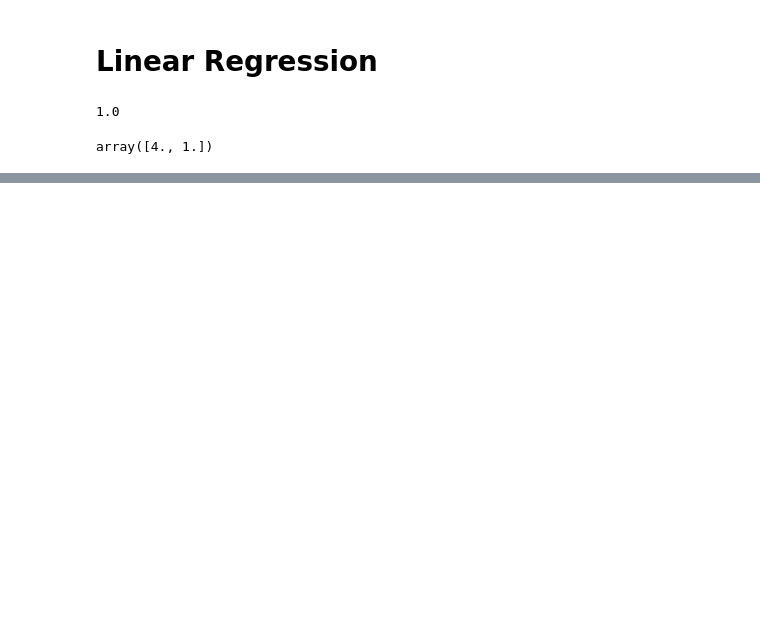
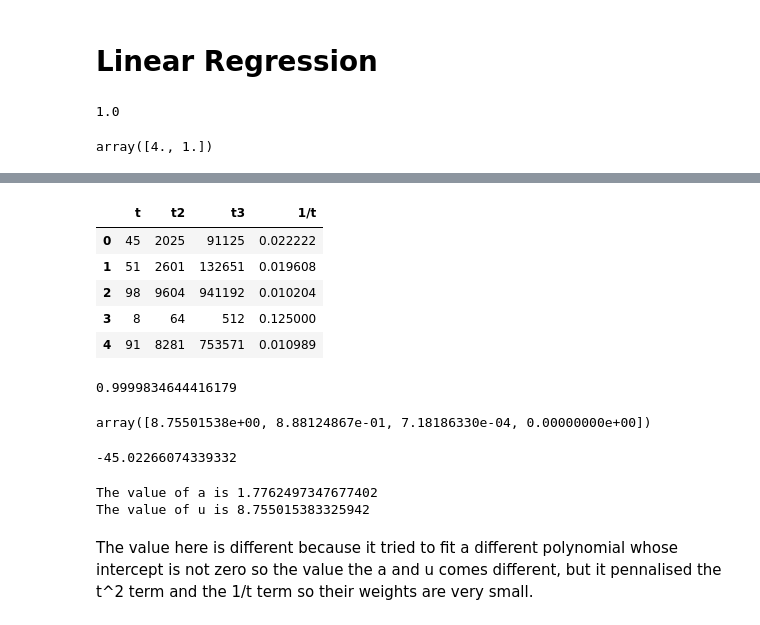
Before and after one commit to shubhamDprakash/Virtue_Analytics_Assignment, a Jupyter notebook: assignment.ipynb, the cells around one changed output, grey strips where cells are left out. Saved outputs shown, nothing was run; the diff lists cells and outputs as text; code cells hidden in the pictures; blank space fills up the shorter version.

```diff
--- a/assignment.ipynb
+++ b/assignment.ipynb
@@ -106,0 +127,3 @@ The value of u is 3.999999999999974
+# %%
+X['t3'] = X['t2']*X['t']
+X.head()
@@ -106,0 +137,32 @@ The value of u is 3.999999999999974
+# %%
+X['1/t'] = 1 / X['t']
+X.head()
+# %% [output]
+|  | t | t2 | t3 | 1/t |
+| 0 | 45 | 2025 | 91125 | 0.022222 |
+| 1 | 51 | 2601 | 132651 | 0.019608 |
+| 2 | 98 | 9604 | 941192 | 0.010204 |
+| 3 | 8 | 64 | 512 | 0.125000 |
+| 4 | 91 | 8281 | 753571 | 0.010989 |
+# %%
+from sklearn.linear_model import Lasso
+lasso = Lasso()
+lasso.fit(X,y)
+lasso.score(X,y)
+# %% [output]
+0.9999834644416179
+# %%
+lasso.coef_
+# %% [output]
+array([8.75501538e+00, 8.88124867e-01, 7.18186330e-04, 0.00000000e+00])
+# %%
+lasso.intercept_
+# %% [output]
+-45.02266074339332
+# %%
+print(f'The value of a is {lasso.coef_[1]*2}\nThe value of u is {lasso.coef_[0]}')
+# %% [output]
+The value of a is 1.7762497347677402
+The value of u is 8.755015383325942
+# %% [markdown]
+The value here is different because it tried to fit a different polynomial whose intercept is not zero so the value the a and u comes different, but it pennalised the t^2 term and the 1/t term so their weights are very small.
```
Also changed, not shown: parts of 15 cells of this notebook.
